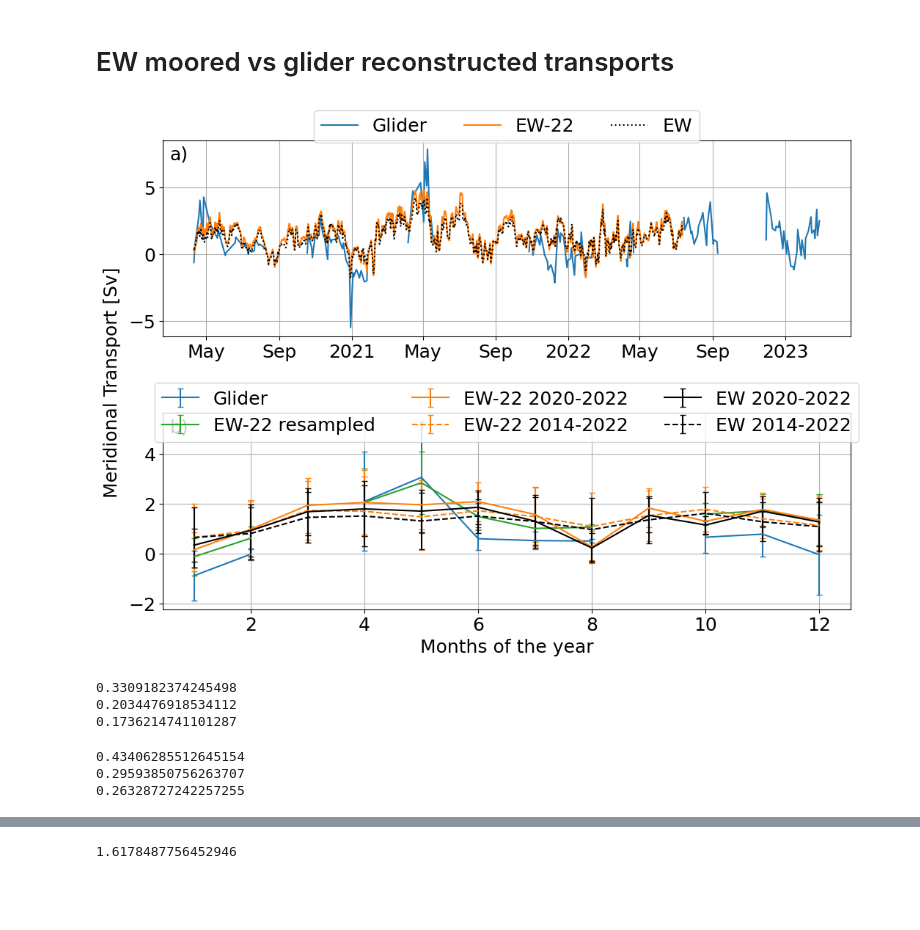
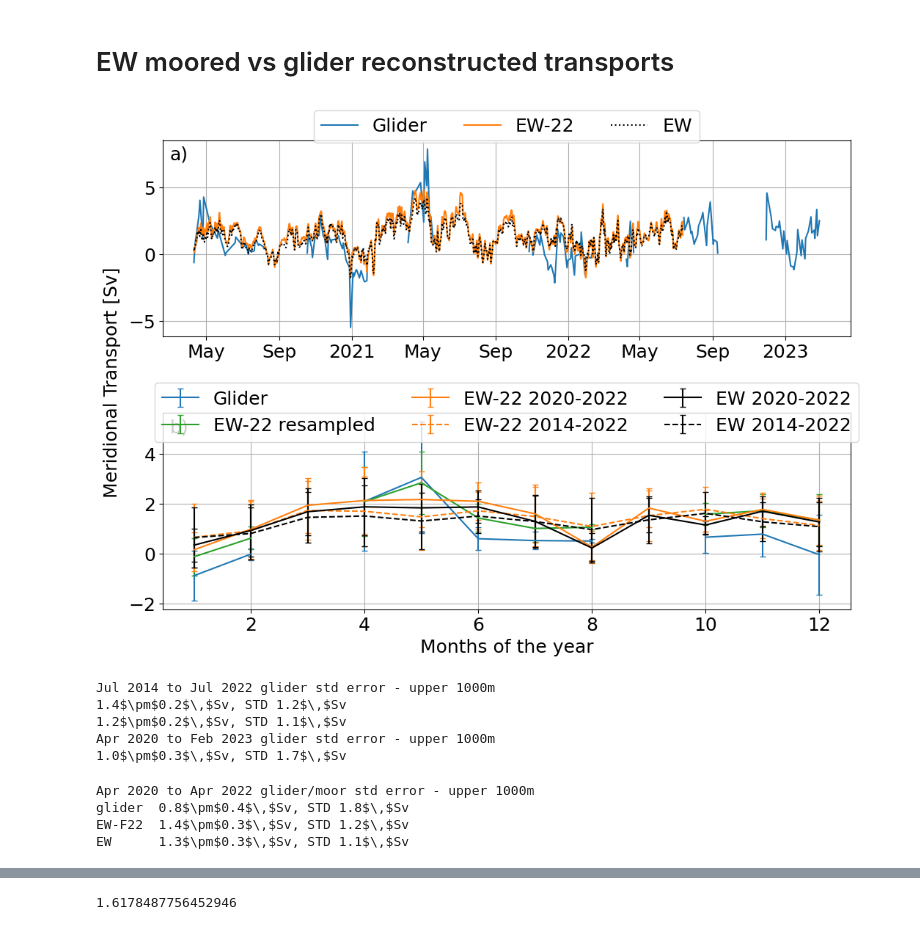
Before and after one commit to ScotMarPhys/Rockall_Trough_Transports, a Jupyter notebook: notebooks/9.0_Paper_Rockall_Trough_Results.ipynb, the cells around one changed output, grey strips where cells are left out. Cells and saved outputs as stored; diff of their text form; code cells hidden in the pictures; blank space fills up the shorter version.

```diff
--- a/notebooks/9.0_Paper_Rockall_Trough_Results.ipynb
+++ b/notebooks/9.0_Paper_Rockall_Trough_Results.ipynb
@@ -276,9 +277,9 @@ ax.grid()
 x_m = q_moored
 x_n = q_moored_new
 x_g = ds_glider_nan.Q
-x_m = x_m.sel(time=slice(x_g.time.min().values,x_m.time.max().values))
-x_n = x_n.sel(time=slice(x_g.time.min().values,x_m.time.max().values))
-x_g = x_g.sel(time=slice(x_g.time.min().values,x_m.time.max().values))
+x_g = x_g.sel(time=slice(x_g.time.min().values,'2022-04'))
+x_m = x_m.sel(time=slice(x_g.time.min().values,x_g.time.max().values))
+x_n = x_n.sel(time=slice(x_g.time.min().values,x_g.time.max().values))
 
 ax = axs[1]
 color='C0'
@@ -311,53 +312,81 @@ color='k'
 m = x_n.groupby('time.month').mean(['time'])
 d=x_n.groupby('time.month').std('time')
 ax.errorbar(m.month, m, yerr=d, fmt='-', capsize=3, capthick=1, color=color,label='EW 2020-2022')
 
 color='k'
 m1 = ds_q_RT.q.sel(lon=ds_q_RTEW.lon,depth=slice(None,1000)).sum(['lon','depth'])/1e6
 m = m1.groupby('time.month').mean(['time'])
 d= m1.groupby('time.month').std('time')
 ax.errorbar(m.month, m, yerr=d, fmt='--', capsize=3, capthick=1, color=color,label='EW 2014-2022')
 
 ax.set_xlabel('Months of the year')
 ax.legend(ncol=3,loc='upper center',bbox_to_anchor=(0.5,1.2))
 ax.grid()
 
 
 
 import string
 fig.text(0.0, 0.5, 'Meridional Transport [Sv]', va='center', rotation='vertical');
 for n, ax in enumerate(axs):
     ax.text(0.01, 0.9, f'{string.ascii_lowercase[n]})', transform=ax.transAxes, )
 
 plt.tight_layout()
 
 t_start = str(ds_glider.time.min().dt.strftime("%Y%m%d").values)
 t_end = str(ds_glider.time.max().dt.strftime("%Y%m%d").values)
 fig.savefig((f'{fig_out_path}Rockall_Trough_V_moor_vs_glider_time_series_{t_start}_{t_end}.png'),
             dpi=300,bbox_inches='tight')
 fig.savefig((f'{fig_out_path_od}Rockall_Trough_V_moor_vs_glider_time_series_{t_start}_{t_end}.png'),
             dpi=300,bbox_inches='tight')
 # %% [output]
-[figure, old version]
+[figure, new version]
-# %%
-print((rtf.std_error(ds_glider.Q,dim='time')).values)
-print((rtf.std_error(q_moored,dim='time')).values)
-print((rtf.std_error(q_moored_new,dim='time')).values)
-# %% [output]
-0.3309182374245498
-0.2034476918534112
-0.1736214741101287
+# %%
+Q_EW = ds_q_RT.q.sel(lon=ds_q_RTEW.lon,depth=slice(None,1000)).sum([lon,depth])/1e6
+Q_EW_F22 = ds_q_RTEW_F22.q.sel(depth=slice(None,1000)).sum([lon,depth])/1e6
+
+lon,depth,time='lon','depth','time'
+print(f'{pd.to_datetime(Q_EW.time.min().values):%b %Y}'+
+       f' to {pd.to_datetime(Q_EW.time.max().values):%b %Y}'+
+       f' glider std error - upper 1000m')
+print(f'{Q_EW_F22.mean(time).values:2.1f}$\pm$'+
+    f'{(rtf.std_error(Q_EW_F22,dim=time)).values:2.1f}$\,$Sv'+
+       f', STD {Q_EW_F22.std(time).values:2.1f}$\,$Sv')
+print(f'{Q_EW.mean(time).values:2.1f}$\pm$'+
+    f'{(rtf.std_error(Q_EW,dim=time)).values:2.1f}$\,$Sv'+
+       f', STD {Q_EW.std(time).values:2.1f}$\,$Sv')
+
+print(f'{pd.to_datetime(ds_glider.time.min().values):%b %Y}'+
+       f' to {pd.to_datetime(ds_glider.time.max().values):%b %Y}'+
+       f' glider std error - upper 1000m')
+print(f'{ds_glider.Q.mean(time).values:2.1f}$\pm$'+
+    f'{(rtf.std_error(ds_glider.Q,dim=time)).values:2.1f}$\,$Sv'+
+       f', STD {ds_glider.Q.std(time).values:2.1f}$\,$Sv')
+# %% [output]
+Jul 2014 to Jul 2022 glider std error - upper 1000m
+1.4$\pm$0.2$\,$Sv, STD 1.2$\,$Sv
+1.2$\pm$0.2$\,$Sv, STD 1.1$\,$Sv
+Apr 2020 to Feb 2023 glider std error - upper 1000m
+1.0$\pm$0.3$\,$Sv, STD 1.7$\,$Sv
 # %%
 t_glider=(ds_glider.Q.sel(time=slice(q_moored_new.time.min().values,q_moored_new.time.max().values)))
 t_EW_F22=(q_moored.interp_like(ds_glider))
 t_EW=(q_moored_new.interp_like(ds_glider))
 
-t_glider
-print((rtf.std_error(t_glider,dim='time')).values)
-print((rtf.std_error(t_EW_F22,dim='time')).values)
-print((rtf.std_error(t_EW,dim='time')).values)
+print(f'{pd.to_datetime(t_glider.time.min().values):%b %Y}'+
+       f' to {pd.to_datetime(t_glider.time.max().values):%b %Y}'+
+       f' glider/moor std error - upper 1000m')
+print(f'glider  {t_glider.mean(time).values:2.1f}$\pm$'+
+    f'{(rtf.std_error(t_glider,dim=time)).values:2.1f}$\,$Sv'+
+       f', STD {t_glider.std(time).values:2.1f}$\,$Sv')
+print(f'EW-F22  {t_EW_F22.mean(time).values:2.1f}$\pm$'+
+    f'{(rtf.std_error(t_EW_F22,dim=time)).values:2.1f}$\,$Sv'+
+       f', STD {t_EW_F22.std(time).values:2.1f}$\,$Sv')
+print(f'EW      {t_EW.mean(time).values:2.1f}$\pm$'+
+    f'{(rtf.std_error(t_EW,dim=time)).values:2.1f}$\,$Sv'+
+       f', STD {t_EW.std(time).values:2.1f}$\,$Sv')
 # %% [output]
-0.43406285512645154
-0.29593850756263707
-0.26328727242257255
+Apr 2020 to Apr 2022 glider/moor std error - upper 1000m
+glider  0.8$\pm$0.4$\,$Sv, STD 1.8$\,$Sv
+EW-F22  1.4$\pm$0.3$\,$Sv, STD 1.2$\,$Sv
+EW      1.3$\pm$0.3$\,$Sv, STD 1.1$\,$Sv
 # %%
```
Also changed, not shown: parts of 5 cells of this notebook, 3 other files.
